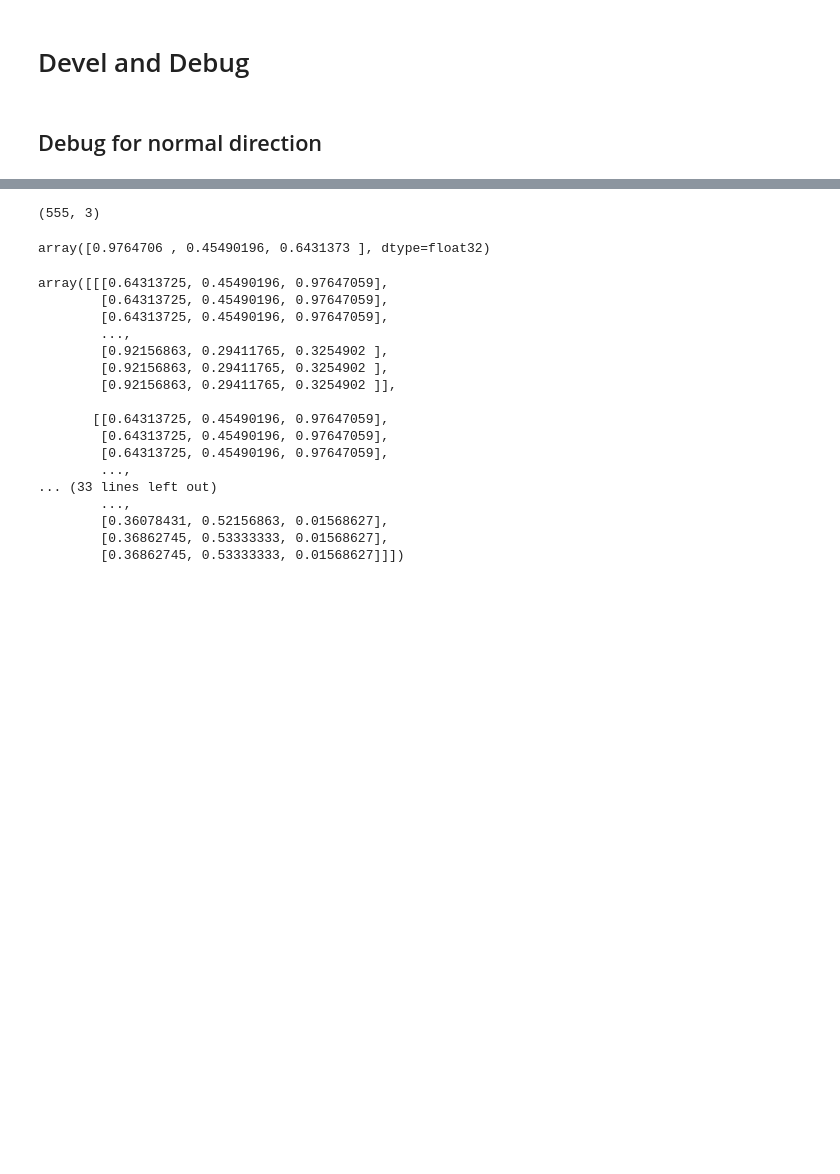
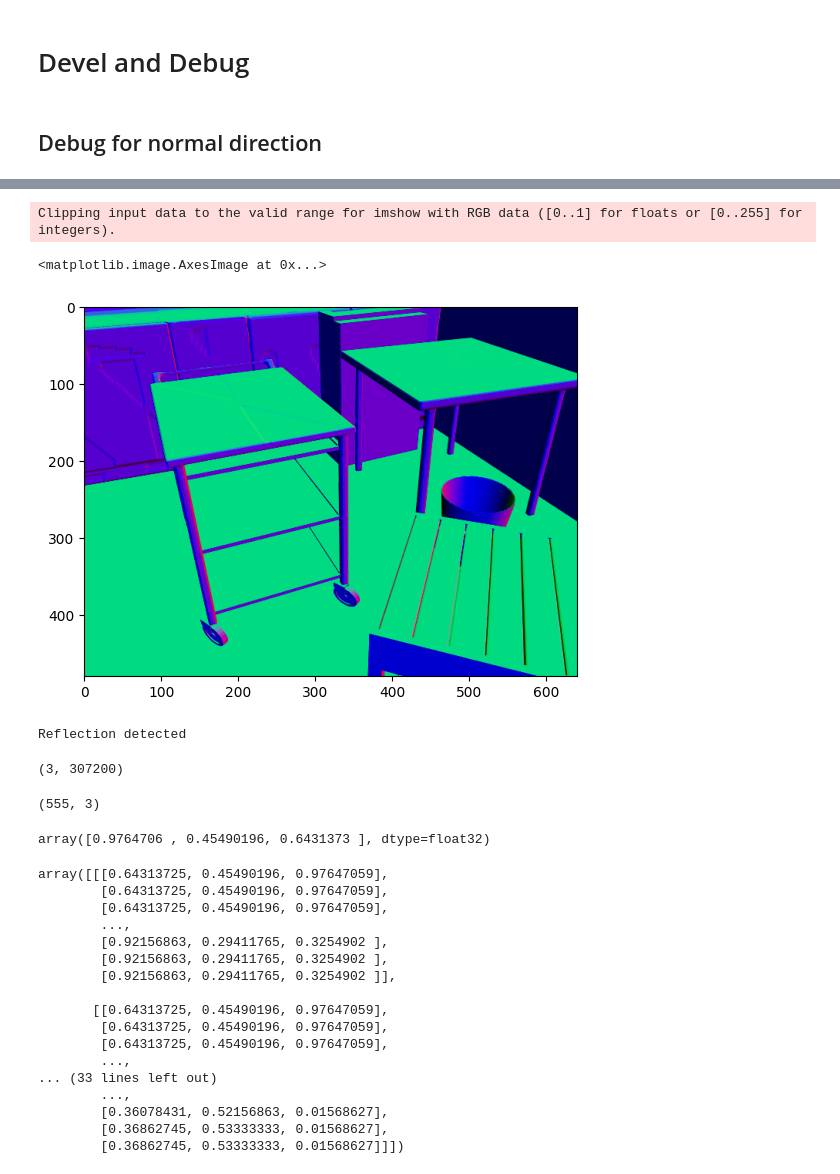
Before and after one commit to Dawnborn/Superpixel, a Jupyter notebook: superpixel.ipynb, the cells around one changed output, grey strips where cells are left out. Drawn from its saved outputs; the diff is of its cells as text; code cells hidden in the pictures; blank space fills up the shorter version.

```diff
--- a/superpixel.ipynb
+++ b/superpixel.ipynb
@@ -571,0 +698,36 @@ o3d.visualization.draw_geometries([pt_lookats,pt_origins, pt_cams,frame],point_s
+# %%
+plt.imshow(orgnormal[:,:,[2,1,0]]*2-1)
+# %% [output]
+Clipping input data to the valid range for imshow with RGB data ([0..1] for floats or [0..255] for integers).
+<matplotlib.image.AxesImage at 0x...>
+[figure, added]
+# %%
+def rigid_transform_3D(A, B):
+    assert len(A) == len(B)
+    N = A.shape[0]
+    mu_A = np.mean(A, axis=0)
+    mu_B = np.mean(B, axis=0)
+
+    AA = A - np.tile(mu_A, (N, 1))
+    BB = B - np.tile(mu_B, (N, 1))
+    H = np.matmul(np.transpose(AA),BB)
+
+    U, S, Vt = np.linalg.svd(H)
+    R = np.matmul(Vt.T , U.T)
+
+    if np.linalg.det(R) < 0:
+        print("Reflection detected")
+        Vt[2, :] *= -1
+        R = np.matmul(Vt.T, U.T)
+
+    t = np.matmul(-R, mu_A.T) + mu_B.T
+
+    return R, t
+
+R, t = rigid_transform_3D(leinormal.reshape(640*480,3),orgnormal.reshape(640*480,3))
+# %% [output]
+Reflection detected
+# %%
+np.matmul(R,leinormal.reshape(640*480,3).T)
+# %% [output]
+(3, 307200)
```
Also changed, not shown: parts of 22 cells of this notebook.
